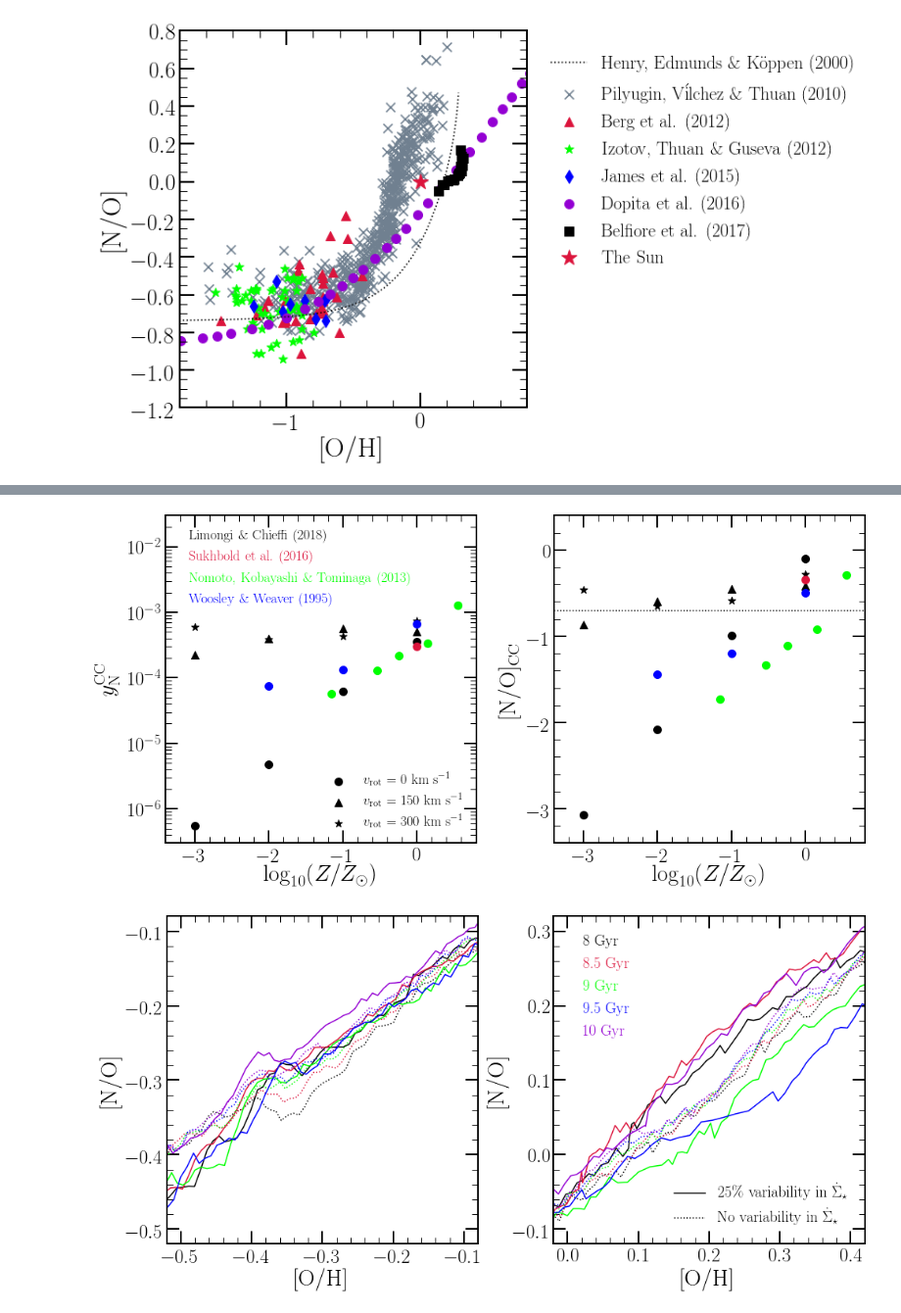
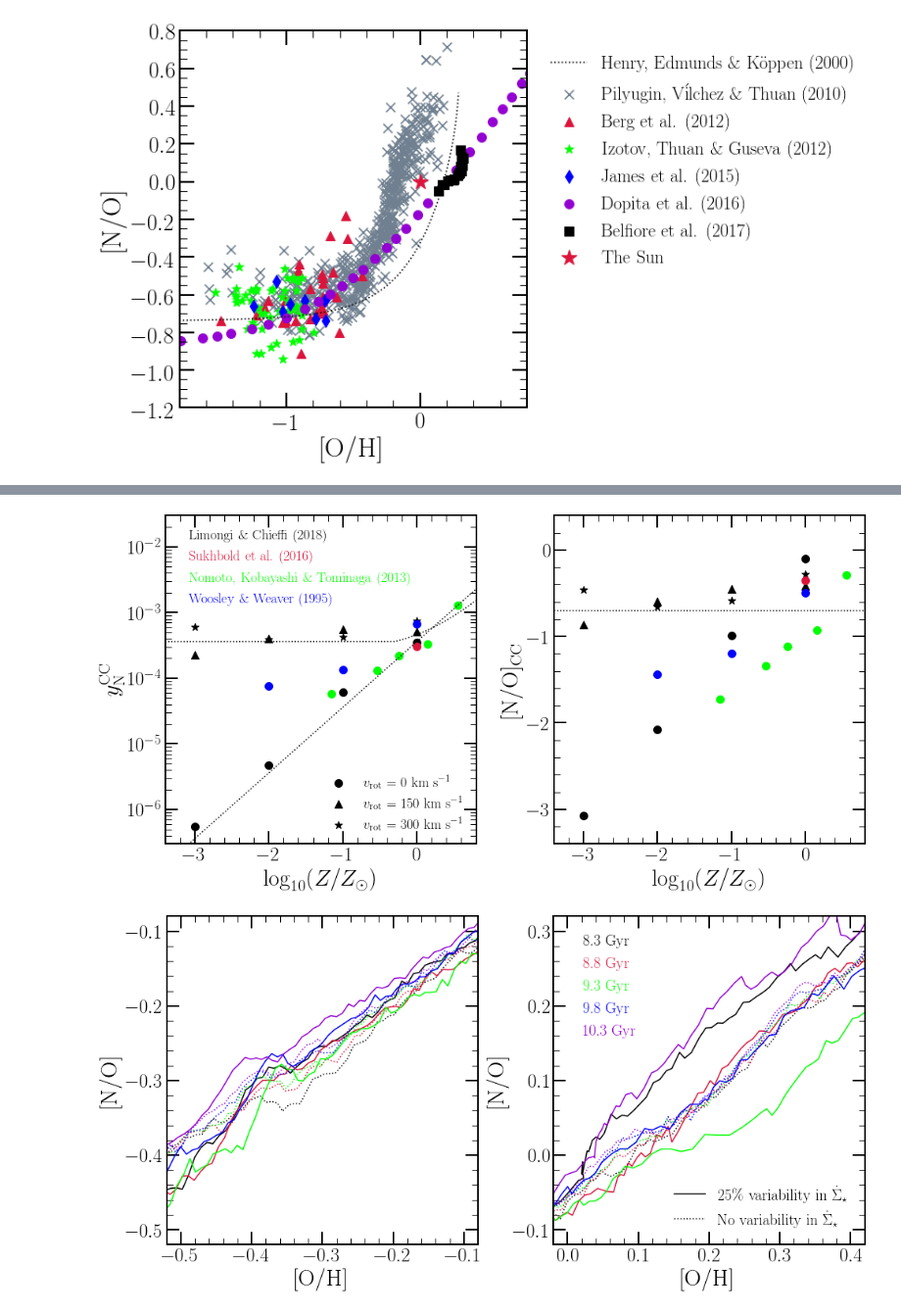
Before and after one commit to giganano/AGBmigration, a Jupyter notebook: notebooks/paper_plots.ipynb, the cells around one changed output, grey strips where cells are left out. Shown at 98% size. Cells and saved outputs as stored; diff of their text form; code cells hidden in the pictures.

Commit message:
paper progress ; end of day commit

```diff
--- a/notebooks/paper_plots.ipynb
+++ b/notebooks/paper_plots.ipynb
@@ -100,7 +100,7 @@ ylim = [[-1, 14], [-1, 14], None, [-0.2, 2.7], [-0.5, 9.5], [-0.2, 2.7]]
 # labels = ["Cristallo et al. (2011, 2015)", "Karakas (2010)", None, "Ventura et al. (2013)",
 #     "Karakas \& Lugaro (2016)", r"Linear ($\xi$ = 0.02)"]
 labels = ["Karakas (2010)", "Karakas \& Lugaro (2016)", None, "Cristallo et al. (2011, 2015)",
-          "Ventura et al. (2013)", r"Linear ($\xi$ = 0.02)"]
+          "Ventura et al. (2013)", r"Linear ($\xi = 3\times10^{-4}$)"]
 for i in range(6):
     if i == 2: continue
     axes.append(fig.add_subplot(231 + i))
@@ -130,7 +130,7 @@ colors = {
                     "green", "gold", "orange", "darkorange", "red", "maroon"],
     "karakas10": ["black", "blue", "lime", "crimson"],
     "ventura13": ["darkviolet", "blue", "deepskyblue", "green", "orange", "red", "grey"],
-    "karakas16": ["black", "blue", "lime", "crimson"]
+    "karakas16": ["darkviolet", "deepskyblue", "red", "grey"]
 }
 # studies = ["cristallo11", "karakas10", None, "ventura13", "karakas16"]
 studies = ["karakas10", "karakas16", None, "cristallo11", "ventura13"]
@@ -159,7 +159,7 @@ for i in range(5): ### for each published table
 Z = [0.0001, 0.003, 0.008, 0.014, 0.02]
 # colors = ["black", "green", "orange", "red", "maroon"]
 colors = ["black", "darkviolet", "blue", "lime", "crimson"]
-model = linear_agb_yield(slope = 0.02)
+model = linear_agb_yield(slope = 3.0e-4)
 y, m, z = vice.yields.agb.grid('n', study = "cristallo11")
 for i in range(len(Z)):
     masses = np.linspace(axes[-1].get_xlim()[0], axes[-1].get_xlim()[1], 1000)
@@ -272,11 +272,24 @@ ax1.legend(loc = plots.mpltoolkit.mpl_loc("lower right"), fontsize = 18, ncol =
 for i in range(len(points)):
     points[i].remove()
 
+def broken(z):
+    y = 3.6e-4
+    if z >= 0.007: y += 2.e-4 * ((z - 0.007) / 0.014)
+    return y
+xvals = np.linspace(-3.4, 0.8, 1000)
+yvals = [broken(0.014 * 10**_) for _ in xvals]
+ax1.plot(xvals, yvals, c = plots.mpltoolkit.named_colors()["black"], linestyle = ':')
+
+def notbroken(z):
+    return 3.6e-4 * (z / 0.014)
+yvals = [notbroken(0.014 * 10**_) for _ in xvals]
+ax1.plot(xvals, yvals, c = plots.mpltoolkit.named_colors()["black"], linestyle = ':')
+
 plt.tight_layout()
 plt.subplots_adjust(wspace = 0.25)
 plt.savefig("../paper/n_cc_yields.pdf")
 # %% [output]
-[figure, old version]
+[figure, new version]
 # %%
 fig = plt.figure(figsize = (14, 7), facecolor = "white")
 ax1 = fig.add_subplot(121)
@@ -310,32 +323,34 @@ leg = ax2.legend(**legend_kwargs)
 ax2.add_artist(leg)
 line1.remove()
 line2.remove()
 
 insideout = vice.output("../outputs/diffusion/insideout")
 modulated = vice.output("../outputs/diffusion/modulated")
 # times = [6., 6.5, 7., 7.5, 8.]
-times = [8., 8.5, 9., 9.5, 10.0]
+# times = [8., 8.5, 9., 9.5, 10.0]
+times = [8.3, 8.8, 9.3, 9.8, 10.3]
 colors = ["black", "crimson", "lime", "blue", "darkviolet"]
 zones = ["zone%d" % (_) for _ in range(20, 155)]
 for ax in [ax1, ax2]:
     for i in range(len(times)):
         diff = [abs(_ - times[i]) for _ in insideout.zones["zone0"].history["time"]]
         idx = diff.index(min(diff))
         kwargs = {"c": plots.mpltoolkit.named_colors()[colors[i]]}
         xvals = [insideout.zones[zone].history["[o/h]"][idx] for zone in zones]
         yvals = [insideout.zones[zone].history["[n/o]"][idx] for zone in zones]
         ax.plot(xvals, yvals, linestyle = ':', **kwargs)
         kwargs["label"] = "%g Gyr" % (times[i])
         xvals = [modulated.zones[zone].history["[o/h]"][idx] for zone in zones]
         yvals = [modulated.zones[zone].history["[n/o]"][idx] for zone in zones]
         ax.plot(xvals, yvals, **kwargs)
 legend_kwargs["handlelength"] = 0
 legend_kwargs["loc"] = plots.mpltoolkit.mpl_loc("upper left")
 legend_kwargs["bbox_to_anchor"] = (0.01, 0.99)
 leg = ax2.legend(**legend_kwargs)
 for i in range(len(colors)):
     leg.get_texts()[i].set_color(colors[i])
     leg.legendHandles[i].set_visible(False)
 plt.tight_layout()
+plt.savefig("../paper/no_oh_modsfr.pdf")
 # %% [output]
-[figure, old version]
+[figure, new version]
```
Also changed, not shown: parts of 6 cells of this notebook, 35 other files.
